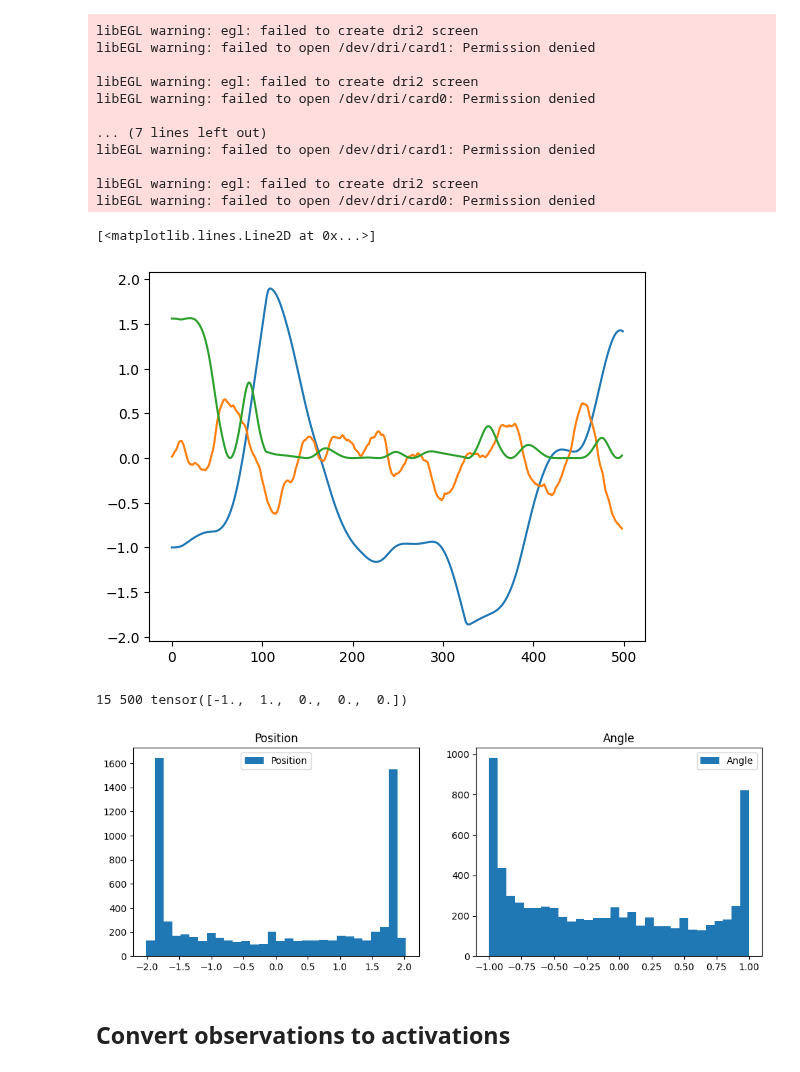
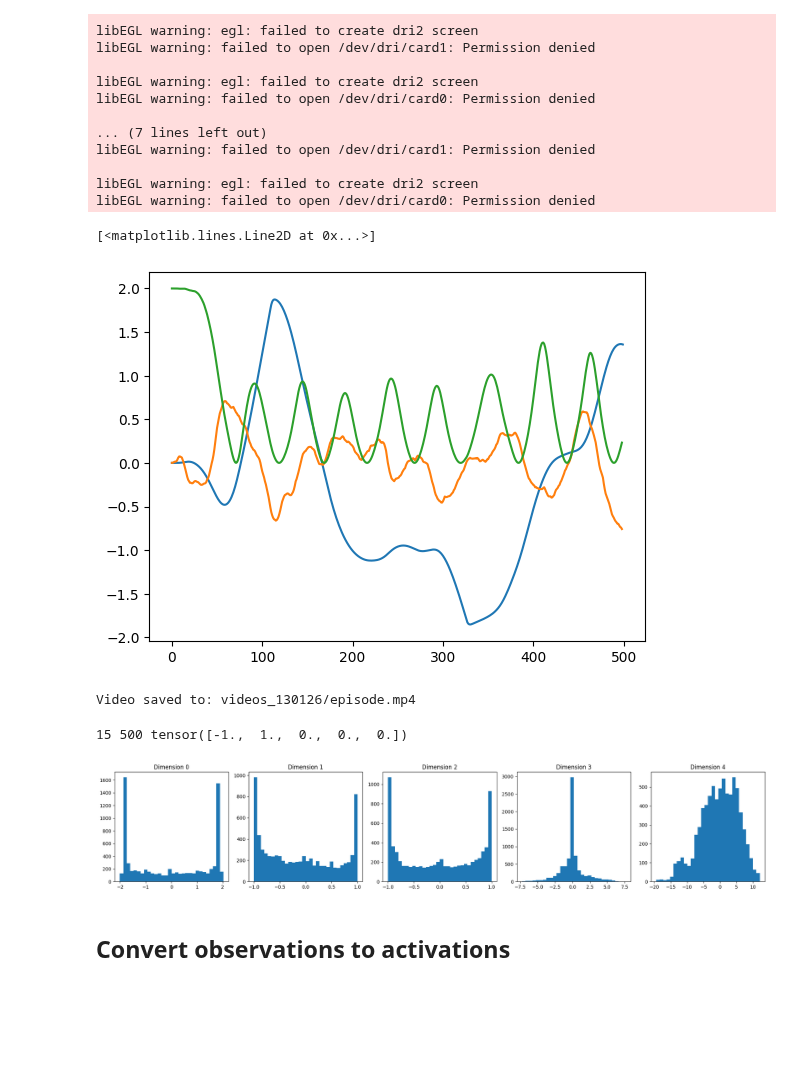
Before and after one commit to dynamical-inference/tdmpc2, a Jupyter notebook: analysis/26-01-13-decoding_tdmpc2_vs_sac.ipynb, the cells around one changed output. Saved outputs shown, nothing was run; the diff lists cells and outputs as text; code cells hidden in the pictures; blank space fills up the shorter version.

```diff
--- a/analysis/26-01-13-decoding_tdmpc2_vs_sac.ipynb
+++ b/analysis/26-01-13-decoding_tdmpc2_vs_sac.ipynb
@@ -339,11 +339,11 @@ episode_data = collect_episode(
     mode=0,
     save_video=True,
     out_path="episode.mp4",
-    width=128,
-    height=128,
+    width=384,
+    height=384,
     initial_state={
         'qpos': {
-            'slider': -1,  # cart position
+            'slider': 0,  # cart position
             'hinge_1': 0.0,  # pole angle
         },
         'qvel': {
@@ -360,19 +360,21 @@ plt.plot(actions)
 plt.plot(rewards)
 # %% [output]
 [<matplotlib.lines.Line2D at 0x...>]
-[figure, old version]
+[figure, new version]
 # %%
-# import imageio
-# import os
+import imageio
+import os
 
-# # Create output directory if it doesn't exist
-# output_dir = "videos_130126"
-# os.makedirs(output_dir, exist_ok=True)
+# Create output directory if it doesn't exist
+output_dir = "videos_130126"
+os.makedirs(output_dir, exist_ok=True)
 
-# # Save frames to video
-# video_path = os.path.join(output_dir, "episode.mp4")
-# imageio.mimsave(video_path, episode_data["frames"], fps=30)
-# print(f"Video saved to: {video_path}")
+# Save frames to video
+video_path = os.path.join(output_dir, "episode.mp4")
+imageio.mimsave(video_path, episode_data["frames"], fps=30)
+print(f"Video saved to: {video_path}")
+# %% [output]
+Video saved to: videos_130126/episode.mp4
 # %%
 #Example usage:
 
@@ -416,16 +418,15 @@ for j in range(len(episodes)):
     actions_episodes.append(actions_episode)
 obs_episodes_stacked = np.concatenate(obs_episodes, axis=0)
 # %%
-fig, axes = plt.subplots(1, 2, figsize=(12, 4))
-axes[0].hist(obs_episodes_stacked[:, 0], bins=30, label='Position')
-axes[0].set_title('Position')
-axes[1].hist(obs_episodes_stacked[:, 1], bins=30, label='Angle')
-axes[1].set_title('Angle')
-axes[0].legend()
-axes[1].legend()
+n_dims = obs_episodes_stacked.shape[1]
+fig, axes = plt.subplots(1, n_dims, figsize=(4 * n_dims, 4))
+for i in range(n_dims):
+    axes[i].hist(obs_episodes_stacked[:, i], bins=30)
+    axes[i].set_title(f'Dimension {i}')
+plt.tight_layout()
 plt.show()
 # %% [output]
-[figure, old version]
+[figure, new version]
 # %% [markdown]
 ## Convert observations to activations
 # %%
```
Also changed, not shown: parts of 6 cells of this notebook.
